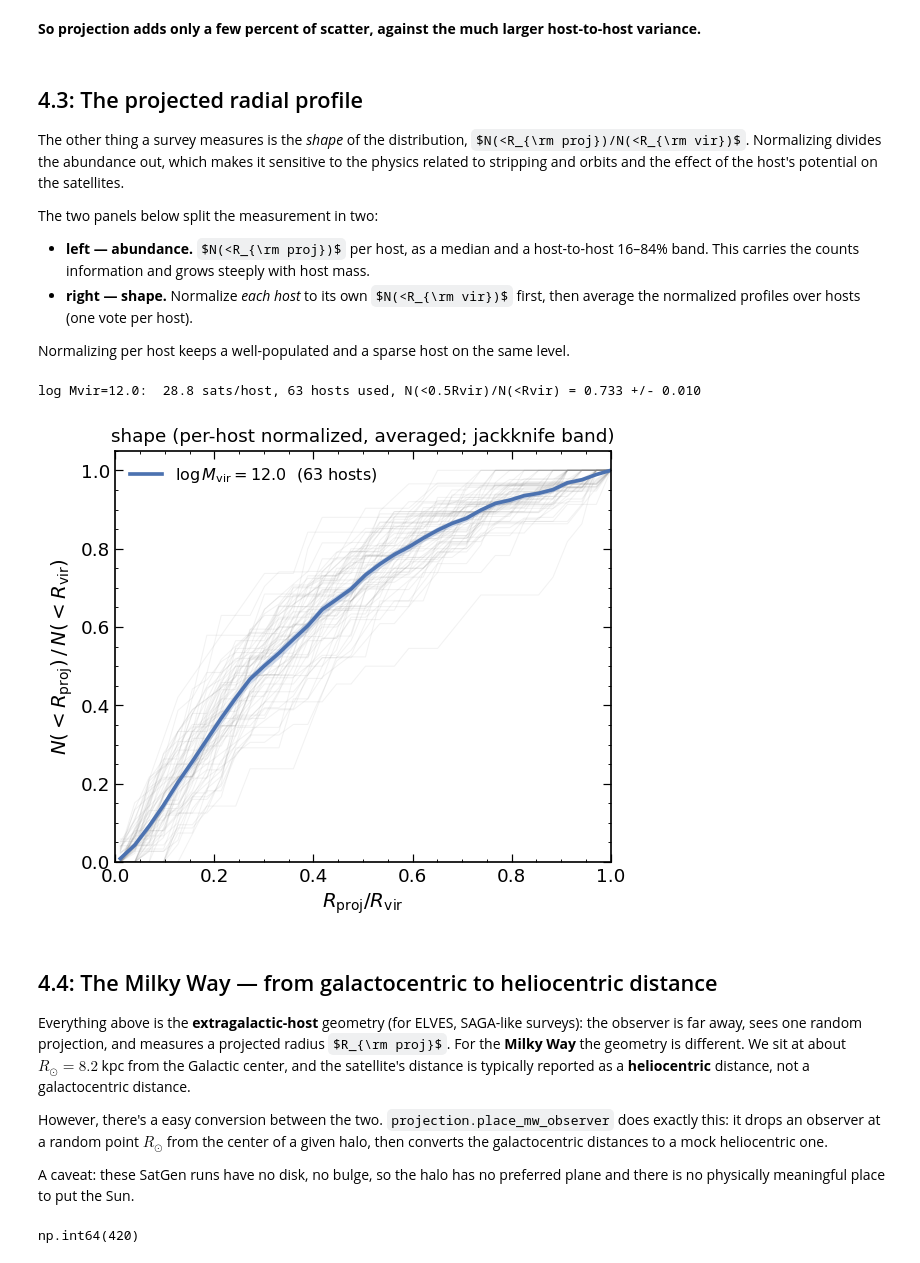
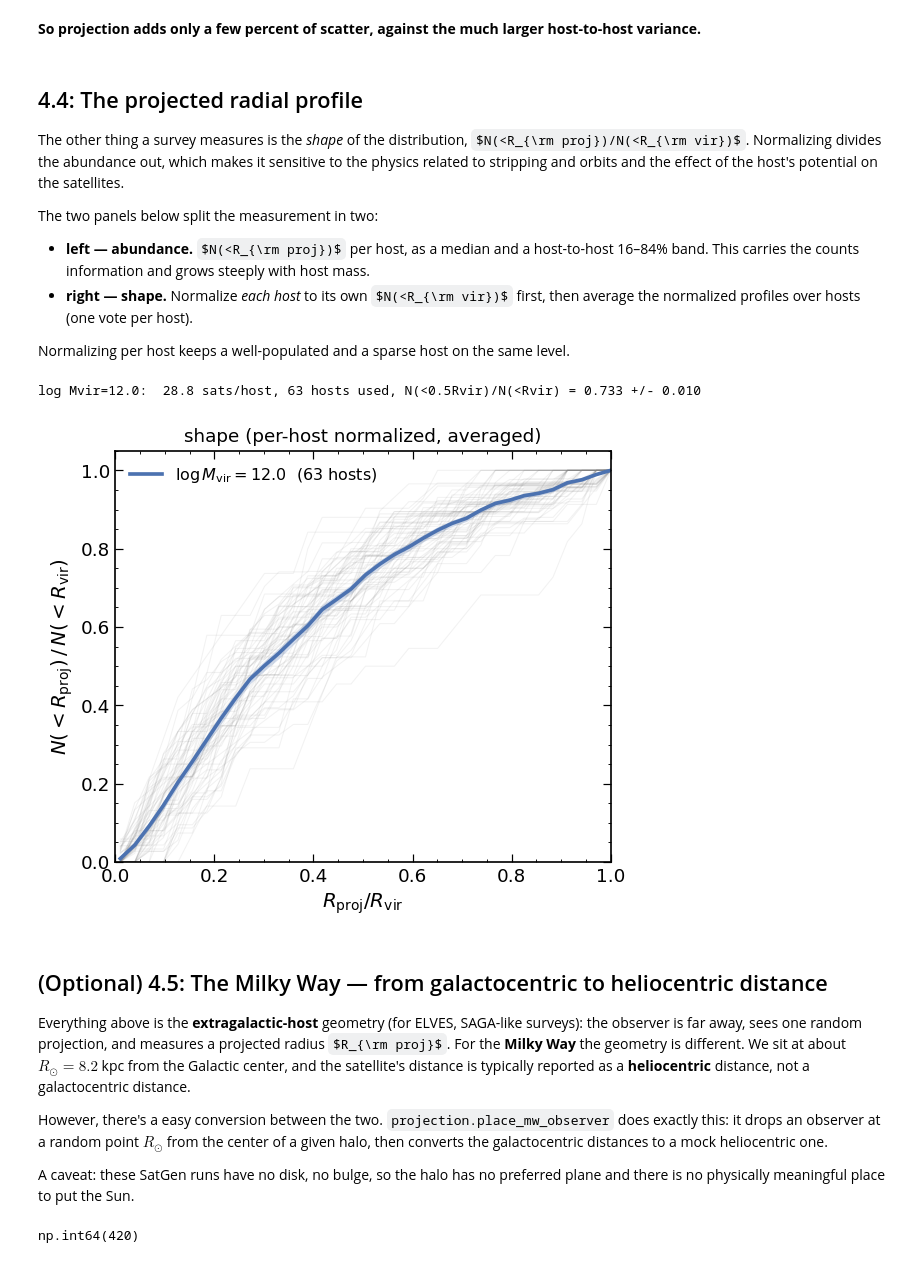
Before and after one commit to elves-surveys/satellite_modeling_tutorial, a Jupyter notebook: notebooks/02_satellites.ipynb, the cells around one changed output. Saved outputs shown, nothing was run; the diff lists cells and outputs as text; code cells hidden in the pictures; some formulas as TeX source.

```diff
--- a/notebooks/02_satellites.ipynb
+++ b/notebooks/02_satellites.ipynb
@@ -319,7 +391,7 @@ projection scatter is 3% of the mean, vs 18% host-to-host at fixed host mass
 # %% [markdown]
 **So projection adds only a few percent of scatter, against the much larger host-to-host variance.**
 # %% [markdown]
-## 4.3: The projected radial profile
+## 4.4: The projected radial profile
 
 The other thing a survey measures is the *shape* of the distribution,
 $N(<R_{\rm proj})/N(<R_{\rm vir})$. Normalizing divides the abundance out, which makes it
@@ -337,34 +409,34 @@ Normalizing per host keeps a well-populated and a sparse host on the same level.
 # %%
 r_edges = np.linspace(0.01, 1.0, 35)
 in_ap = proj[(proj.mstar > 1e5) & (proj.r_proj_over_rvir < 1.0)]
 
 fig, ax = plt.subplots(figsize=(5.6, 4.8))
 for c, lgm in zip(["#4C72B0", "#55A868", "#C44E52"], [12.0]):
     hid = hosts.host_id[np.abs(hosts.host_lgmvir - lgm) < BINW + 1e-9].values
     d   = in_ap[in_ap.host_id.isin(hid)]
     profiles = st.radial_profile(d, r_edges, host_ids=hid, normalize=True)
     for p in profiles:
         ax.plot(r_edges, p, color='gray', lw=0.7, alpha=0.1)
 
     prof, err, nhost = st.jackknife_profile(d, r_edges, host_ids=hid, min_sat=3)
     ax.fill_between(r_edges, prof - err, prof + err, color=c, alpha=0.25, lw=0)
     ax.plot(r_edges, prof, color=c, lw=2.4,
                  label=rf"$\log M_{{\rm vir}}={lgm}$  ({nhost} hosts)")
 
     k = np.argmin(abs(r_edges - 0.5))
     print(f"log Mvir={lgm}: {len(d)/len(hid):5.1f} sats/host, {nhost} hosts used, "
           f"N(<0.5Rvir)/N(<Rvir) = {prof[k]:.3f} +/- {err[k]:.3f}")
 
 ax.set(xlabel=r"$R_{\rm proj}/R_{\rm vir}$", xlim=(0, 1))
 ax.legend(loc="upper left")
 ax.set(ylim=(0, 1.05), ylabel=r"$N(<R_{\rm proj})\,/\,N(<R_{\rm vir})$")
-ax.set_title("shape (per-host normalized, averaged; jackknife band)", fontsize=12)
+ax.set_title("shape (per-host normalized, averaged)", fontsize=12)
 fig.tight_layout()
 # %% [output]
 log Mvir=12.0:  28.8 sats/host, 63 hosts used, N(<0.5Rvir)/N(<Rvir) = 0.733 +/- 0.010
-[figure, old version]
+[figure, new version]
 # %% [markdown]
-## 4.4: The Milky Way — from galactocentric to heliocentric distance
+## (Optional) 4.5: The Milky Way — from galactocentric to heliocentric distance
 
 Everything above is the **extragalactic-host** geometry (for ELVES, SAGA-like surveys): the observer is far away, sees one random
 projection, and measures a projected radius $R_{\rm proj}$. For the **Milky Way** the geometry is
```
Also changed, not shown: parts of 18 cells of this notebook, 5 other files.
